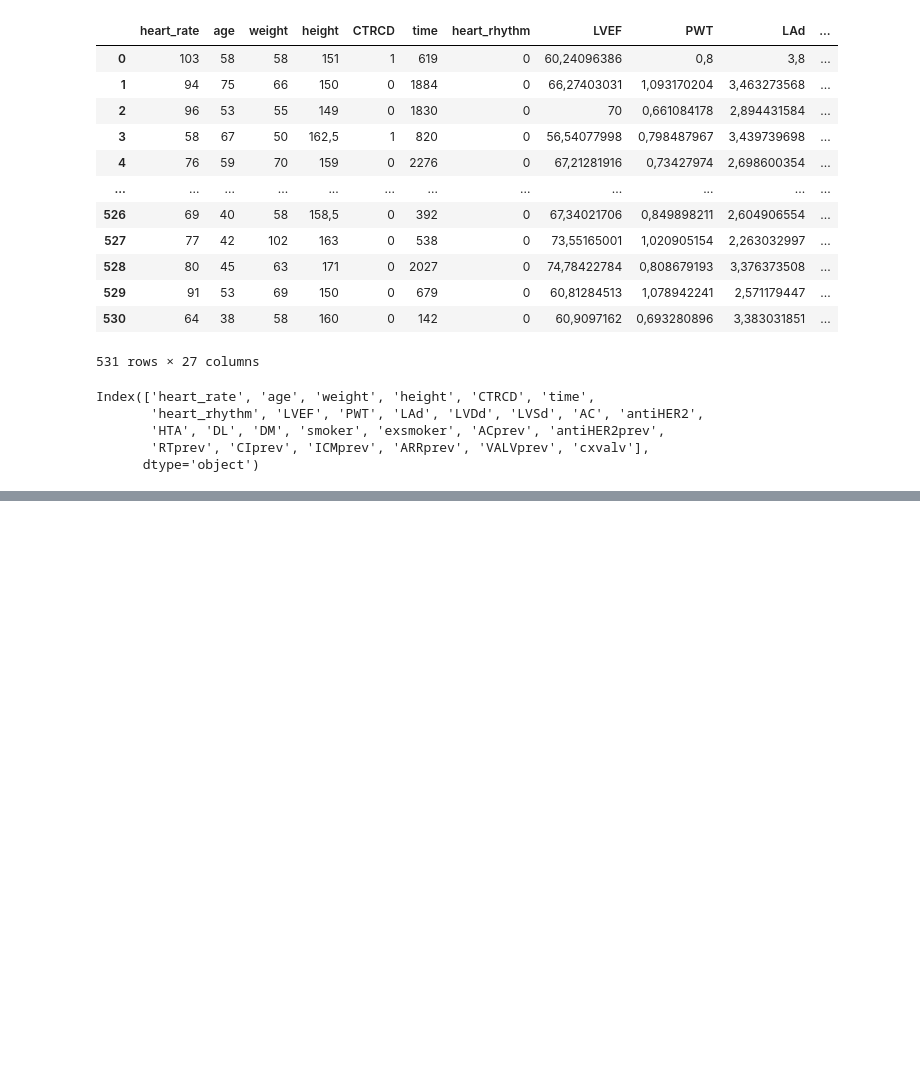
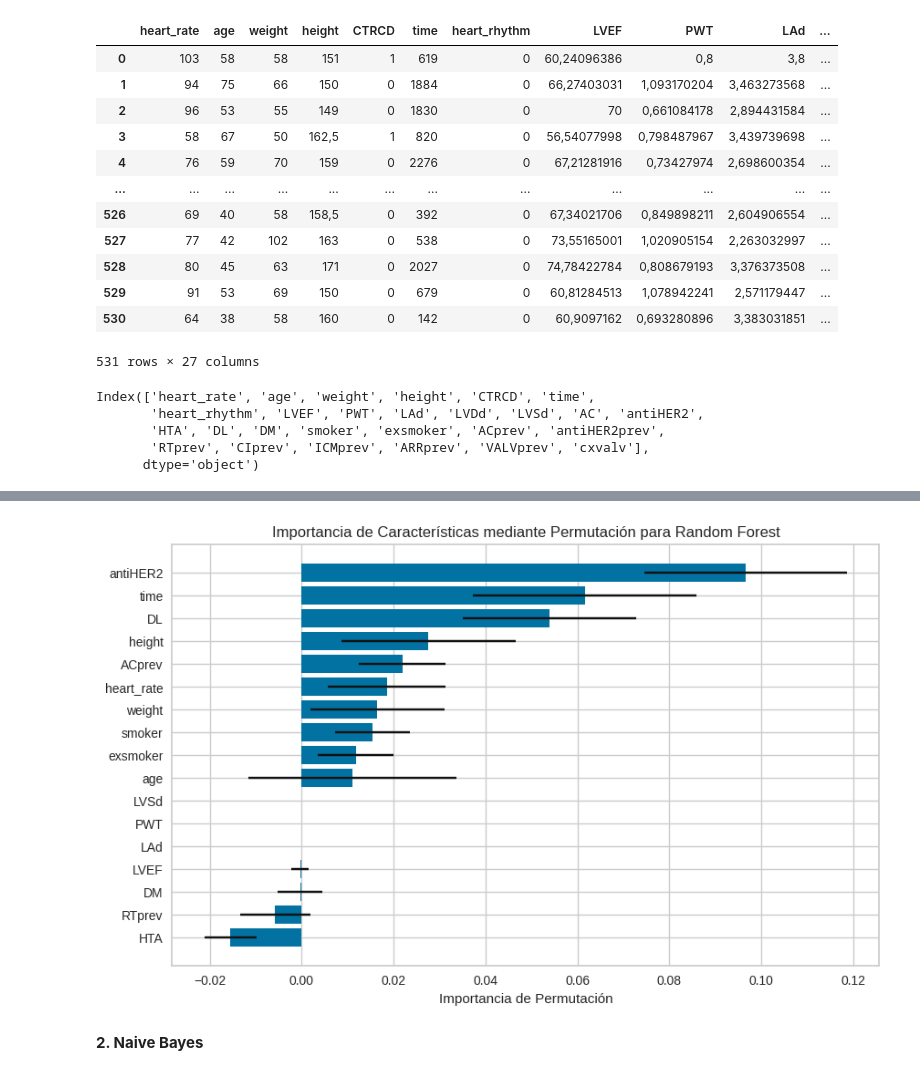
Before and after one commit to nalrob/Aprendizaje-Automatico, a Jupyter notebook: CTRCD_Modelos.ipynb, the cells around one changed output, grey strips where cells are left out. Drawn from its saved outputs; the diff is of its cells as text; code cells hidden in the pictures; blank space fills up the shorter version.

```diff
--- a/CTRCD_Modelos.ipynb
+++ b/CTRCD_Modelos.ipynb
@@ -134,3 +163,7 @@ Index(['heart_rate', 'age', 'weight', 'height', 'CTRCD', 'time',
        'HTA', 'DL', 'DM', 'smoker', 'exsmoker', 'ACprev', 'antiHER2prev',
        'RTprev', 'CIprev', 'ICMprev', 'ARRprev', 'VALVprev', 'cxvalv'],
       dtype='object')
+# %%
+#data = data.drop(columns=['AC','LVDd','CIprev','cxvalv','heart_rhythm','ICMprev','ARRprev','VALVprev'])
+data = data.drop(columns=['AC','LVDd','CIprev','cxvalv','heart_rhythm','ICMprev','ARRprev','VALVprev','antiHER2prev'])
+data
@@ -137,6 +192,7 @@ Index(['heart_rate', 'age', 'weight', 'height', 'CTRCD', 'time',
 # %%
-#scale = ['heart_rate', 'age', 'weight', 'height', 'time', 'LVEF', 'PWT', 'LAd', 'LVSd']
-#ohe = ['antiHER2', 'HTA', 'DL', 'DM', 'smoker', 'exsmoker', 'ACprev', 'antiHER2prev', 'RTprev', 'VALVprev']
+#feature_names = ['heart_rate', 'age', 'weight', 'height', 'time', 'LVEF', 'PWT', 'LAd', 'LVSd', 'antiHER2', 'HTA', 'DL', 'DM', 'smoker', 'exsmoker', 'ACprev', 'antiHER2prev', 'RTprev']
+feature_names = ['heart_rate', 'age', 'weight', 'height', 'time', 'LVEF', 'PWT', 'LAd', 'LVSd', 'antiHER2', 'HTA', 'DL', 'DM', 'smoker', 'exsmoker', 'ACprev', 'RTprev']
 
-data = data.drop(columns=['AC','LVDd','CIprev','cxvalv','heart_rhythm','ICMprev','ARRprev','VALVprev'])
-data
+
+X=data[feature_names]
+y=data['CTRCD']
@@ -157,3 +198,0 @@ data
-# %%
-X = data.drop(columns=['CTRCD'])
-y = data['CTRCD']
@@ -260 +639,17 @@ Grupo 5 - Accuracy: 0.70, ROC AUC: 0.53, Recall: 0.15, F1 Score: 0.12, Precision
+# %%
+perm_importance = permutation_importance(model, X_test, y_test, n_repeats=30, random_state=42)
+
+# Ordena las importancias para visualizarlas
+sorted_idx = perm_importance.importances_mean.argsort()
+
+plt.figure(figsize=(10, 6))
+plt.barh(range(len(sorted_idx)), perm_importance.importances_mean[sorted_idx], xerr=perm_importance.importances_std[sorted_idx])
+plt.yticks(range(len(sorted_idx)), [X_test.columns[i] for i in sorted_idx])
+plt.xlabel("Importancia de Permutación")
+plt.title("Importancia de Características mediante Permutación para Random Forest")
+plt.show()
+# %% [output]
+[figure, added]
+# %% [markdown]
+**2. Naive Bayes**
 # %%
```
Also changed, not shown: parts of 32 cells of this notebook.
